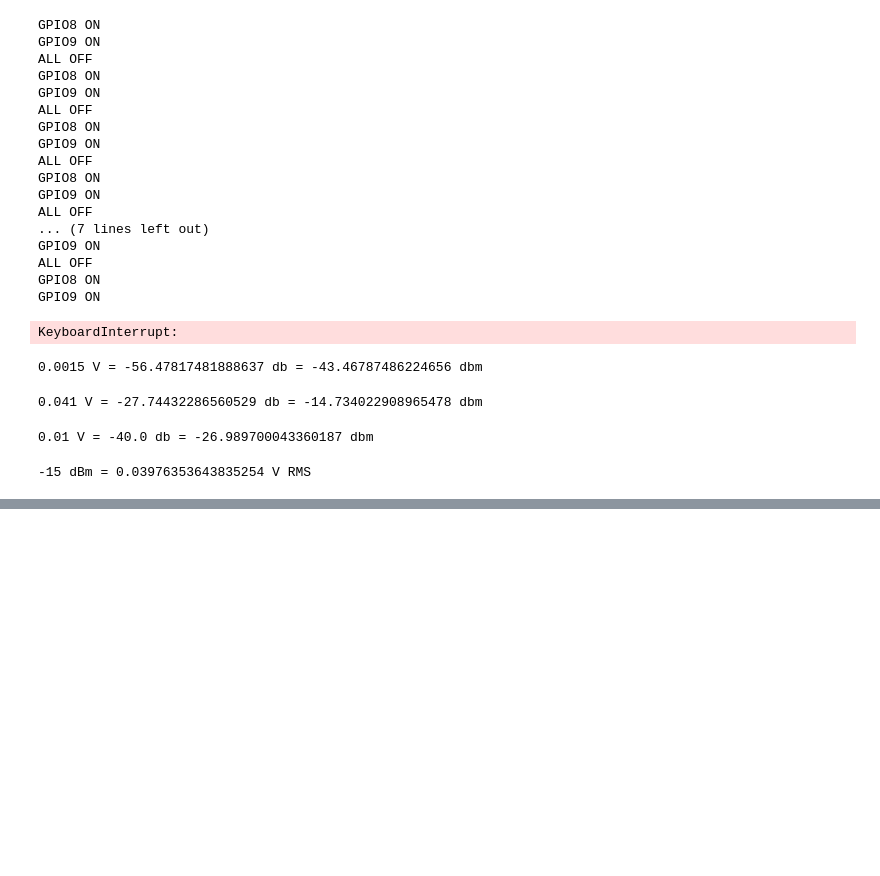
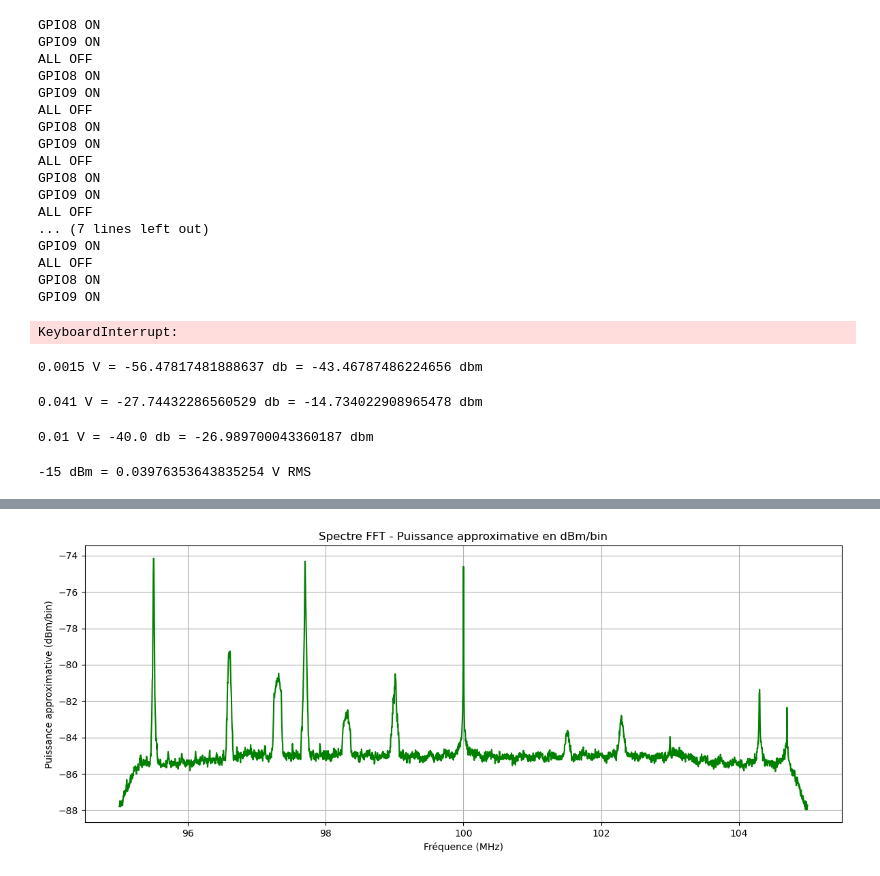
Before and after one commit to yousefBens/SDR_PRPD, a Jupyter notebook: Learn.ipynb, the cells around one changed output, grey strips where cells are left out. Cells and saved outputs as stored; diff of their text form; code cells hidden in the pictures; blank space fills up the shorter version.

```diff
--- a/Learn.ipynb
+++ b/Learn.ipynb
@@ -575,3 +577,42 @@ v = np.sqrt(50 * 1e-3 * 10**(dbm / 10))
 print(f"{dbm} dBm = {v} V RMS")
 # %% [output]
 -15 dBm = 0.03976353643835254 V RMS
+# %%
+import numpy as np
+import matplotlib.pyplot as plt
+import uhd
+from scipy.signal import butter, filtfilt, freqs, find_peaks
+import os
+
+
+# =======================
+# CONFIGURATION
+# =======================
+FREQ = 100e6
+GAIN = 40
+CHANNEL0 = 0
+CHANNEL1 = 1
+RATE = 10e6
+NFFT = 4096
+DURATION = 0.5
+
+
+usrp = uhd.usrp.MultiUSRP()
+
+num_samps = int(DURATION * RATE)
+
+samples_2dim = usrp.recv_num_samps(
+    num_samps,
+    FREQ,
+    RATE,
+    [CHANNEL0, CHANNEL1],
+    GAIN
+)
+
+print("Sample ndim ========= ", samples_2dim.ndim)
+if samples_2dim.ndim == 2:
+    samples = samples_2dim[0]
+    samples_p = samples_2dim[1]
+
+print(f"Received {len(samples)} samples")
+print(type(samples))
@@ -577,0 +690,7 @@ print(f"{dbm} dBm = {v} V RMS")
+# %%
+freqs, p_dbm = compute_spectrum_dbm_per_bin(samples, RATE, FREQ)
+alpha = len(freqs)-500
+alpha = 0
+plot_spectrum(freqs[alpha:], p_dbm[alpha:])
+# %% [output]
+[figure, added]
```
Also changed, not shown: parts of 8 cells of this notebook, 52 other files.
